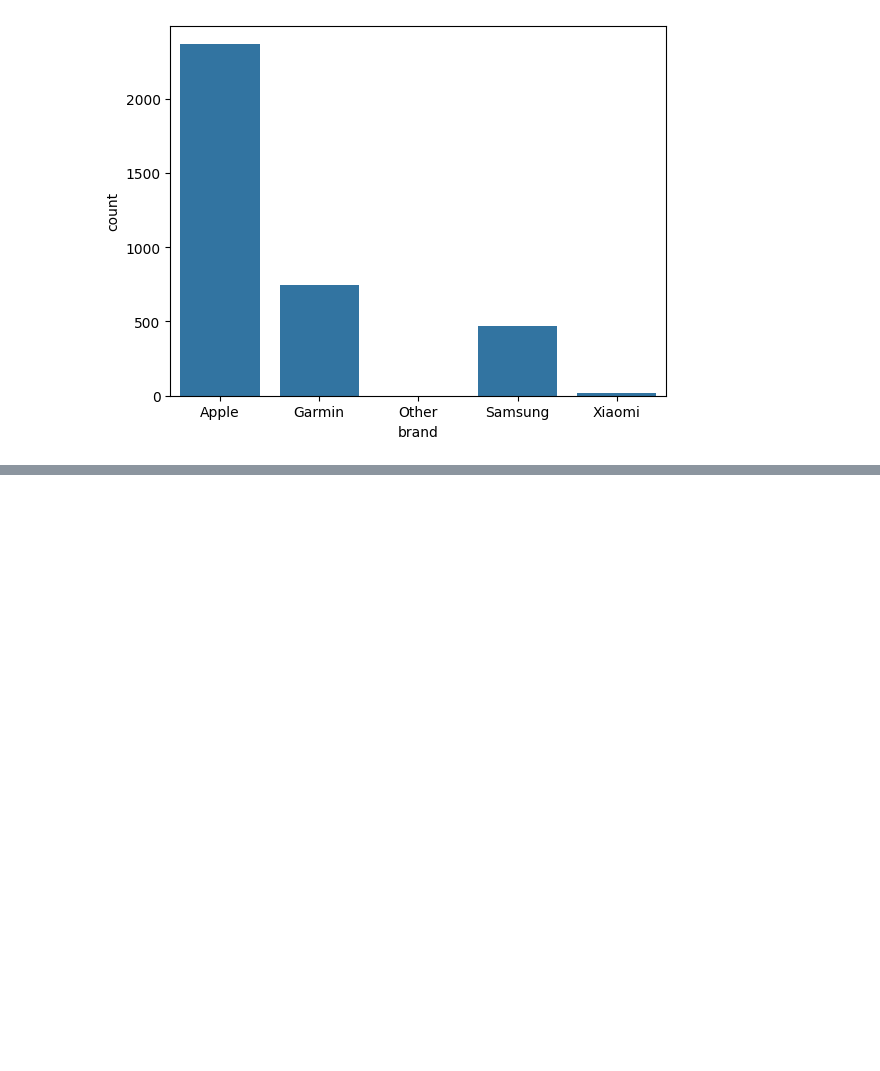
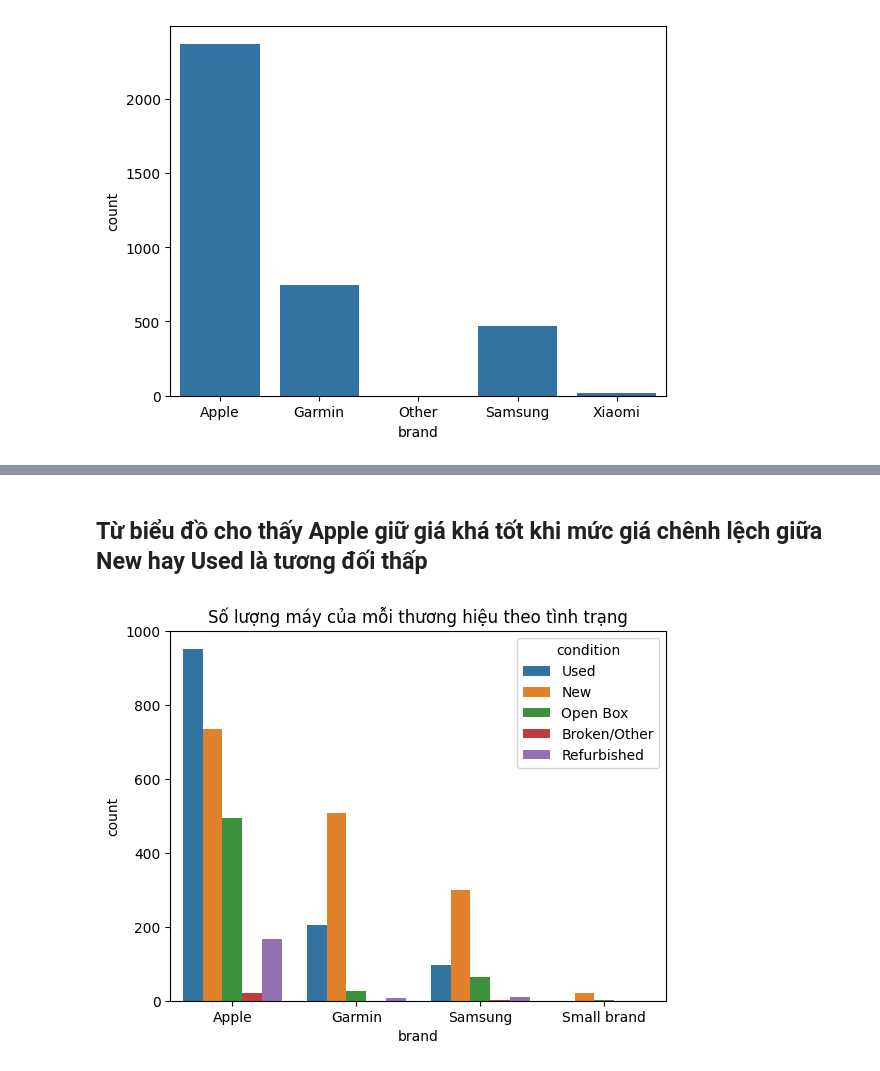
Before and after one commit to khangnguyen-data/Global_SmartWatch_Marketplace, a Jupyter notebook: EDA_demo.ipynb, the cells around one changed output, grey strips where cells are left out. Cells and saved outputs as stored; diff of their text form; code cells hidden in the pictures; blank space fills up the shorter version.

```diff
--- a/EDA_demo.ipynb
+++ b/EDA_demo.ipynb
@@ -139,0 +244,7 @@ sns.countplot(data=df, x='brand');
+# %% [markdown]
+## Từ biểu đồ cho thấy Apple giữ giá khá tốt khi mức giá chênh lệch giữa New hay Used là tương đối thấp
+# %%
+sns.countplot(data=df, x='brand', hue='condition');
+plt.title('Số lượng máy của mỗi thương hiệu theo tình trạng');
+# %% [output]
+[figure, added]
```
Also changed, not shown: parts of 20 cells of this notebook.
